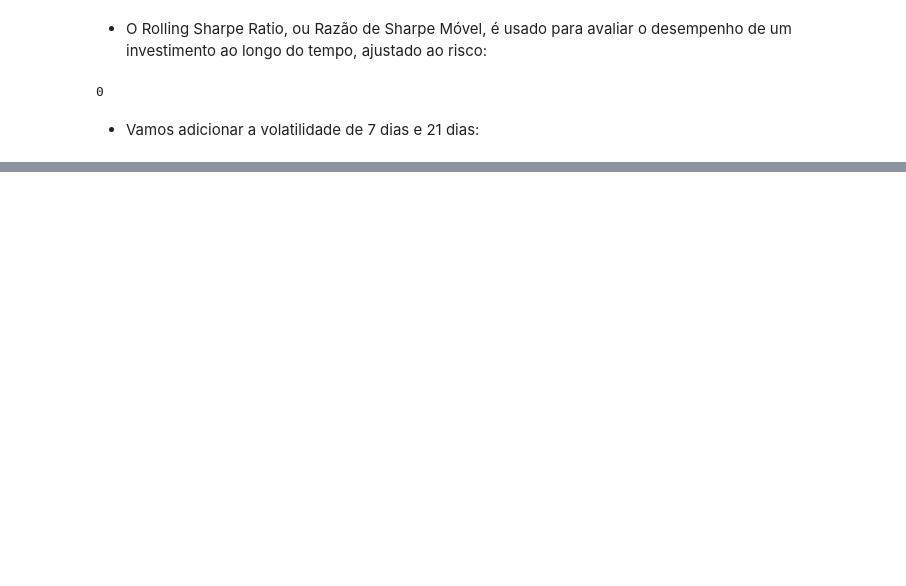
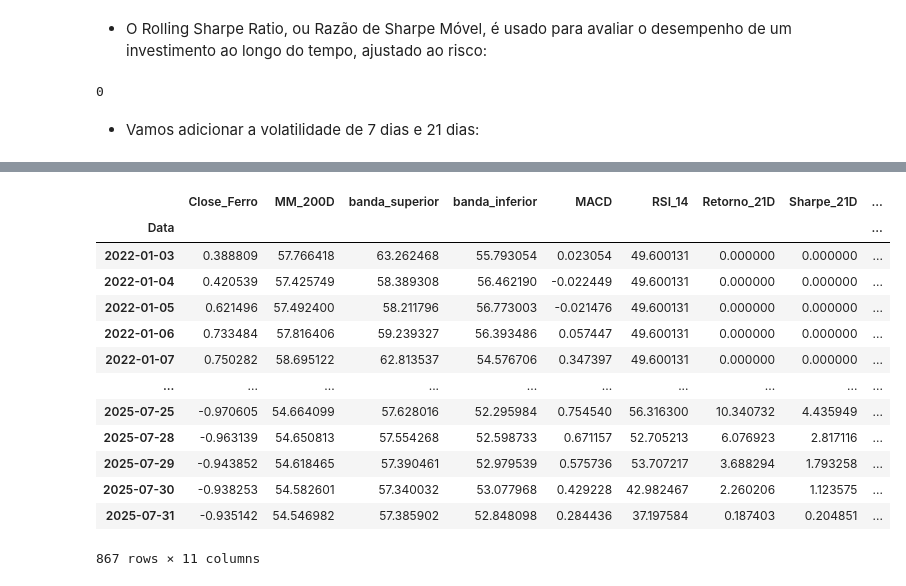
Before and after one commit to DanielCFigueira/Projeto_Predicao_VALE3, a Jupyter notebook: Arquivos_Projeto/Previsão_VALE3.ipynb, the cells around one changed output, grey strips where cells are left out. Saved outputs shown, nothing was run; the diff lists cells and outputs as text; code cells hidden in the pictures; blank space fills up the shorter version.

```diff
--- a/Arquivos_Projeto/Previsão_VALE3.ipynb
+++ b/Arquivos_Projeto/Previsão_VALE3.ipynb
@@ -247,0 +386,19 @@ df['Volatilidadde_21D_VALE3'].fillna(0, inplace=True)
+# %%
+features_selecionadas = df[['Close_Ferro', 'MM_200D', 'banda_superior', 'banda_inferior', 'MACD',
+                           'RSI_14', 'Retorno_21D', 'Sharpe_21D', 'Volatilidade_7D_VALE3', 'Volume_VALE3', 'Variacao_ferro']]
+features_selecionadas
+# %% [output]
+|  | Close_Ferro | MM_200D | banda_superior | banda_inferior | MACD | RSI_14 | Retorno_21D | Sharpe_21D | ... |
+| Data |  |  |  |  |  |  |  |  | ... |
+| 2022-01-03 | 0.388809 | 57.766418 | 63.262468 | 55.793054 | 0.023054 | 49.600131 | 0.000000 | 0.000000 | ... |
+| 2022-01-04 | 0.420539 | 57.425749 | 58.389308 | 56.462190 | -0.022449 | 49.600131 | 0.000000 | 0.000000 | ... |
+| 2022-01-05 | 0.621496 | 57.492400 | 58.211796 | 56.773003 | -0.021476 | 49.600131 | 0.000000 | 0.000000 | ... |
+| 2022-01-06 | 0.733484 | 57.816406 | 59.239327 | 56.393486 | 0.057447 | 49.600131 | 0.000000 | 0.000000 | ... |
+| 2022-01-07 | 0.750282 | 58.695122 | 62.813537 | 54.576706 | 0.347397 | 49.600131 | 0.000000 | 0.000000 | ... |
+| ... | ... | ... | ... | ... | ... | ... | ... | ... | ... |
+| 2025-07-25 | -0.970605 | 54.664099 | 57.628016 | 52.295984 | 0.754540 | 56.316300 | 10.340732 | 4.435949 | ... |
+| 2025-07-28 | -0.963139 | 54.650813 | 57.554268 | 52.598733 | 0.671157 | 52.705213 | 6.076923 | 2.817116 | ... |
+| 2025-07-29 | -0.943852 | 54.618465 | 57.390461 | 52.979539 | 0.575736 | 53.707217 | 3.688294 | 1.793258 | ... |
+| 2025-07-30 | -0.938253 | 54.582601 | 57.340032 | 53.077968 | 0.429228 | 42.982467 | 2.260206 | 1.123575 | ... |
+| 2025-07-31 | -0.935142 | 54.546982 | 57.385902 | 52.848098 | 0.284436 | 37.197584 | 0.187403 | 0.204851 | ... |
+867 rows × 11 columns
```
Also changed, not shown: parts of 23 cells of this notebook, 1 other file.
